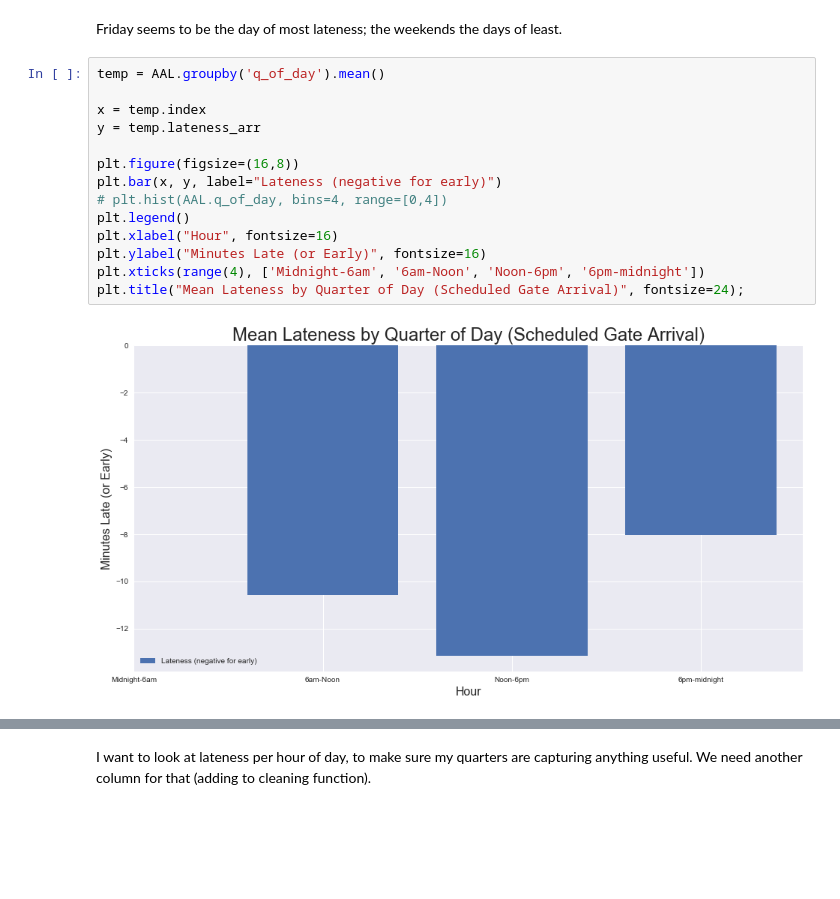
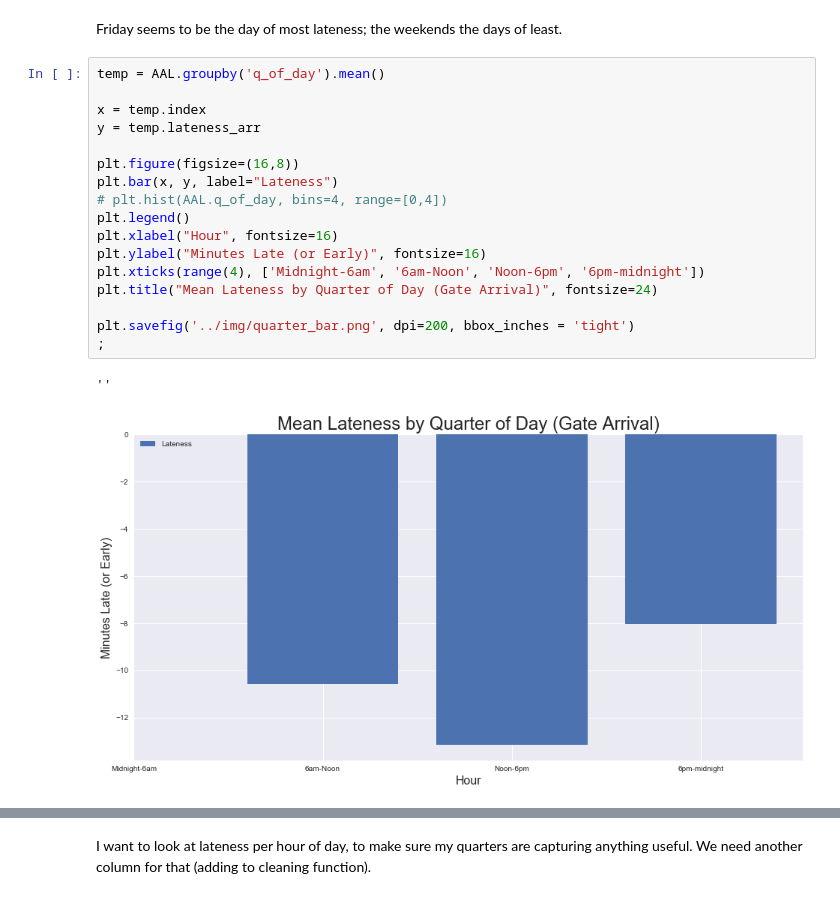
Before and after one commit to davidluther/Proj-02-Luther, a Jupyter notebook: code/2-Luther-Cleaning-Exploration.ipynb, the cells around one changed output, grey strips where cells are left out. Saved outputs shown, nothing was run; the diff lists cells and outputs as text; blank space fills up the shorter version.

```diff
--- a/code/2-Luther-Cleaning-Exploration.ipynb
+++ b/code/2-Luther-Cleaning-Exploration.ipynb
@@ -431,17 +437,21 @@ Friday seems to be the day of most lateness; the weekends the days of least.
 # %%
 temp = AAL.groupby('q_of_day').mean()
 
 x = temp.index
 y = temp.lateness_arr
 
 plt.figure(figsize=(16,8))
-plt.bar(x, y, label="Lateness (negative for early)")
+plt.bar(x, y, label="Lateness")
 # plt.hist(AAL.q_of_day, bins=4, range=[0,4])
 plt.legend()
 plt.xlabel("Hour", fontsize=16)
 plt.ylabel("Minutes Late (or Early)", fontsize=16)
 plt.xticks(range(4), ['Midnight-6am', '6am-Noon', 'Noon-6pm', '6pm-midnight'])
-plt.title("Mean Lateness by Quarter of Day (Scheduled Gate Arrival)", fontsize=24);
+plt.title("Mean Lateness by Quarter of Day (Gate Arrival)", fontsize=24)
+
+plt.savefig('../img/quarter_bar.png', dpi=200, bbox_inches = 'tight')
+;
 # %% [output]
+''
-[figure, old version]
+[figure, new version]
 # %%
```
Also changed, not shown: parts of 7 cells of this notebook, 19 other files.
